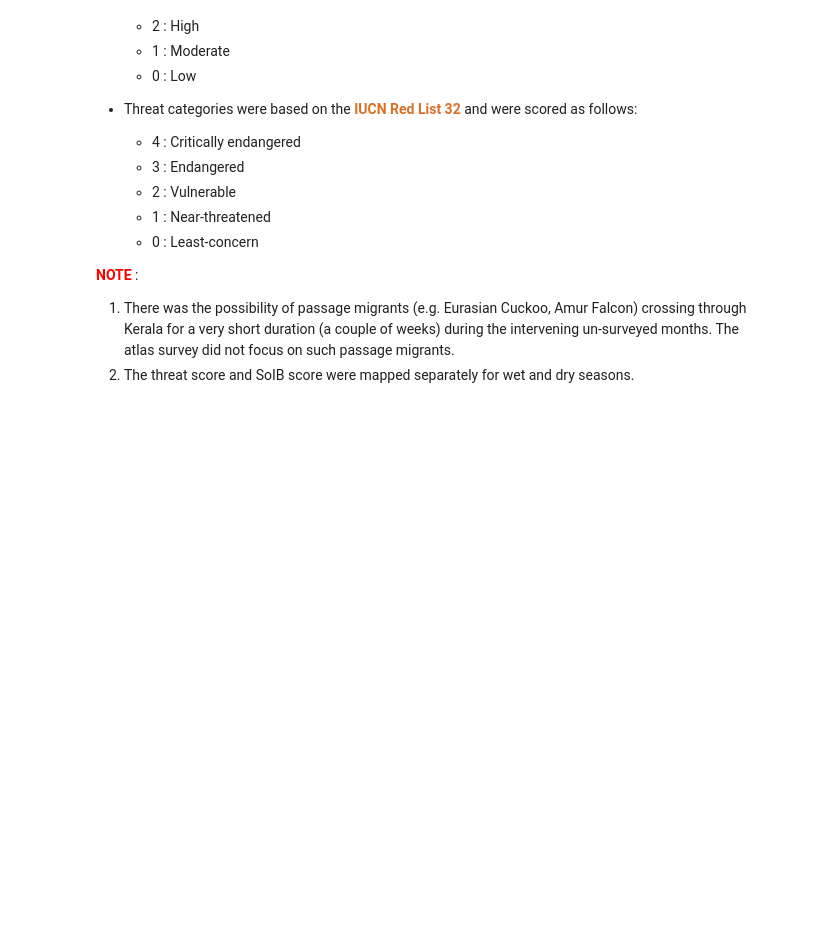
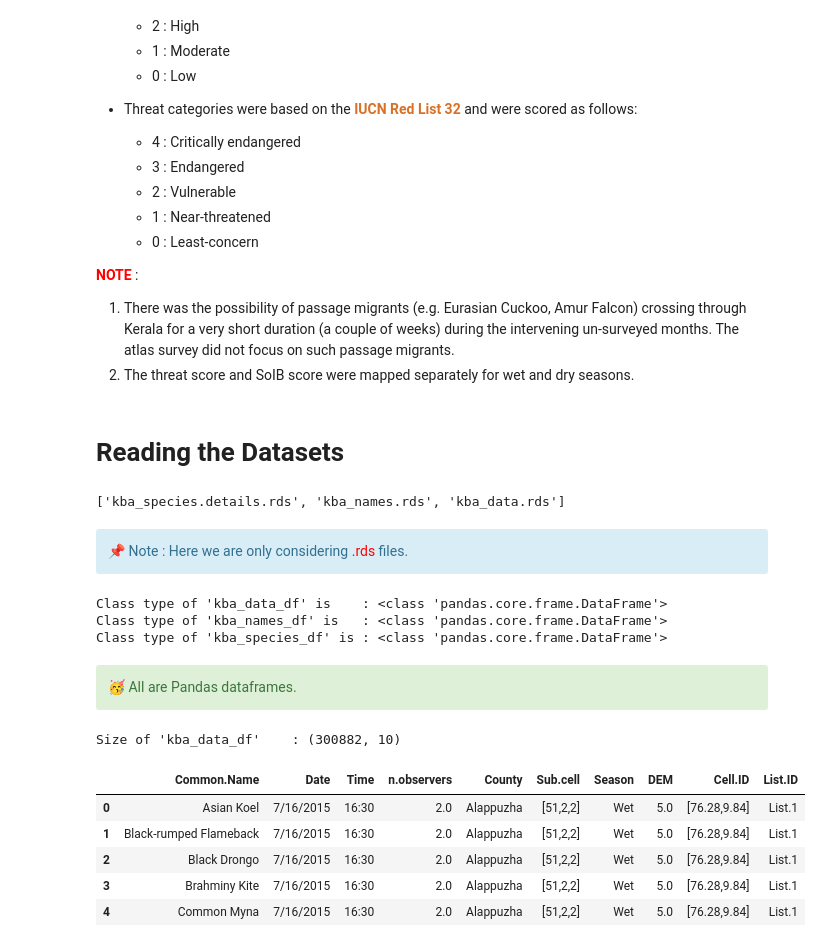
Before and after one commit to jishnukoliyadan/Kerala_Bird_Atlas, a Jupyter notebook: Kerala_Bird_Atlas.ipynb, the cells around one changed output. Drawn from its saved outputs; the diff is of its cells as text; code cells hidden in the pictures; blank space fills up the shorter version.

```diff
--- a/Kerala_Bird_Atlas.ipynb
+++ b/Kerala_Bird_Atlas.ipynb
@@ -107,0 +140,50 @@ Reference : [StackoverFlow](https://stackoverflow.com/a/53956614), [GitHub](http
+# %% [markdown]
+# Reading the Datasets
+# %%
+# List of files available
+
+print(listdir('../Kerala_Birds/data_files'))
+# %% [output]
+['kba_species.details.rds', 'kba_names.rds', 'kba_data.rds']
+# %% [markdown]
+<div class="alert alert-info" role="alert">
+    &#128204; Note : Here we are only considering <font color='red'>.rds</font> files.
+</div>
+# %%
+# Like mentioned above we are using "pyreadr" for reading ".rds" files.
+PATH = '../Kerala_Birds/data_files/'
+
+kba_data = pyreadr.read_r(PATH + 'kba_data.rds')
+kba_names = pyreadr.read_r(PATH + 'kba_names.rds')
+kba_species = pyreadr.read_r(PATH + 'kba_species.details.rds')
+
+kba_data_df = kba_data[None]
+kba_names_df = kba_names[None]
+kba_species_df = kba_species[None]
+
+# Let's check and confirm all are Pandas dataframes
+
+print(f"Class type of 'kba_data_df' is    : {type(kba_data_df)}")
+print(f"Class type of 'kba_names_df' is   : {type(kba_names_df)}")
+print(f"Class type of 'kba_species_df' is : {type(kba_species_df)}")
+# %% [output]
+Class type of 'kba_data_df' is    : <class 'pandas.core.frame.DataFrame'>
+Class type of 'kba_names_df' is   : <class 'pandas.core.frame.DataFrame'>
+Class type of 'kba_species_df' is : <class 'pandas.core.frame.DataFrame'>
+# %% [markdown]
+<div class="alert alert-success" role="alert">
+  &#129395; All are Pandas dataframes.
+</div>
+# %%
+# Let's see aand check the size of our all 3 datasets before going to exploration
+
+print(f"Size of 'kba_data_df'    : {text_co.blue}{kba_data_df.shape}\n")
+kba_data_df.head()
+# %% [output]
+Size of 'kba_data_df'    : (300882, 10)
+|  | Common.Name | Date | Time | n.observers | County | Sub.cell | Season | DEM | Cell.ID | List.ID |
+| 0 | Asian Koel | 7/16/2015 | 16:30 | 2.0 | Alappuzha | [51,2,2] | Wet | 5.0 | [76.28,9.84] | List.1 |
+| 1 | Black-rumped Flameback | 7/16/2015 | 16:30 | 2.0 | Alappuzha | [51,2,2] | Wet | 5.0 | [76.28,9.84] | List.1 |
+| 2 | Black Drongo | 7/16/2015 | 16:30 | 2.0 | Alappuzha | [51,2,2] | Wet | 5.0 | [76.28,9.84] | List.1 |
+| 3 | Brahminy Kite | 7/16/2015 | 16:30 | 2.0 | Alappuzha | [51,2,2] | Wet | 5.0 | [76.28,9.84] | List.1 |
+| 4 | Common Myna | 7/16/2015 | 16:30 | 2.0 | Alappuzha | [51,2,2] | Wet | 5.0 | [76.28,9.84] | List.1 |
```
Also changed, not shown: parts of 19 cells of this notebook.
